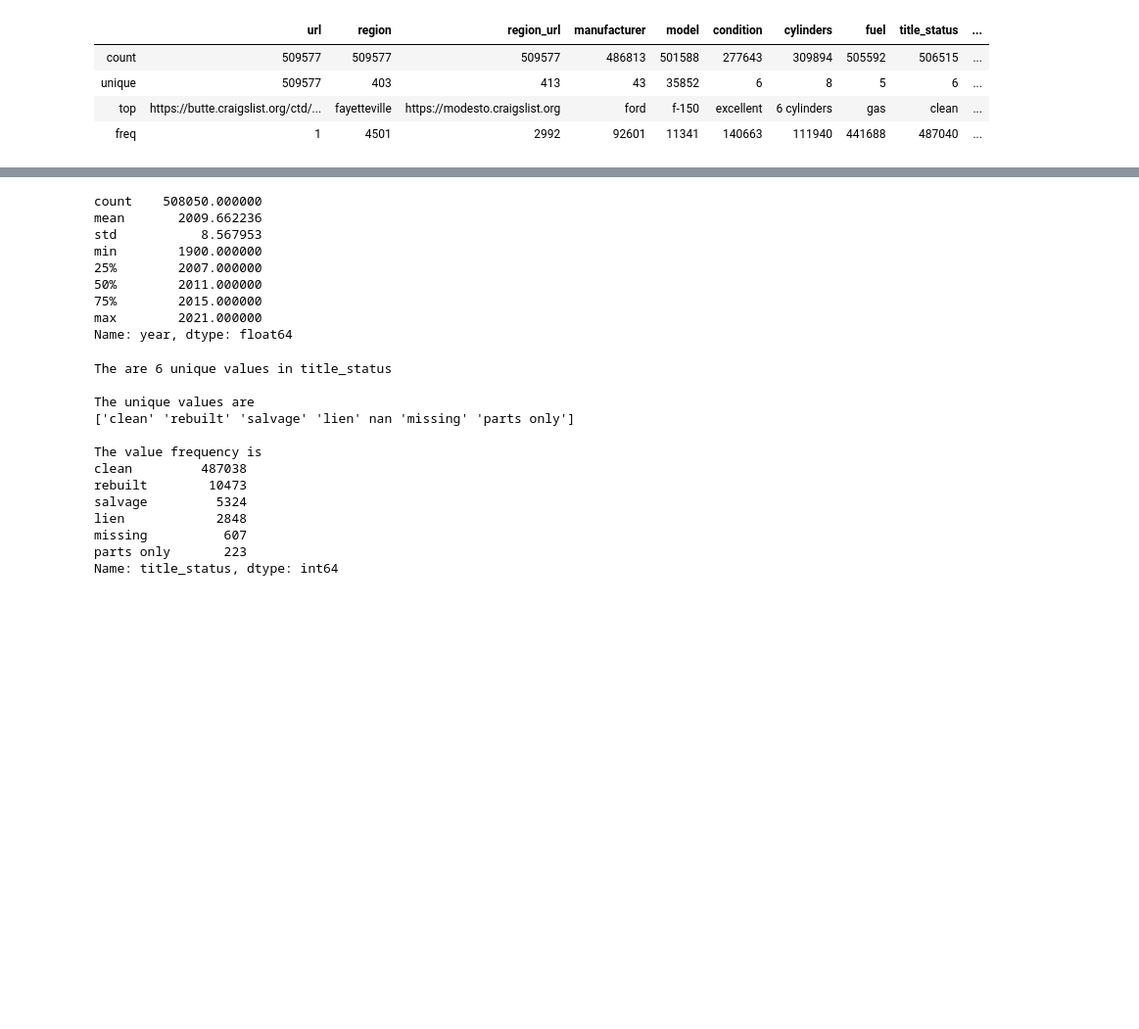
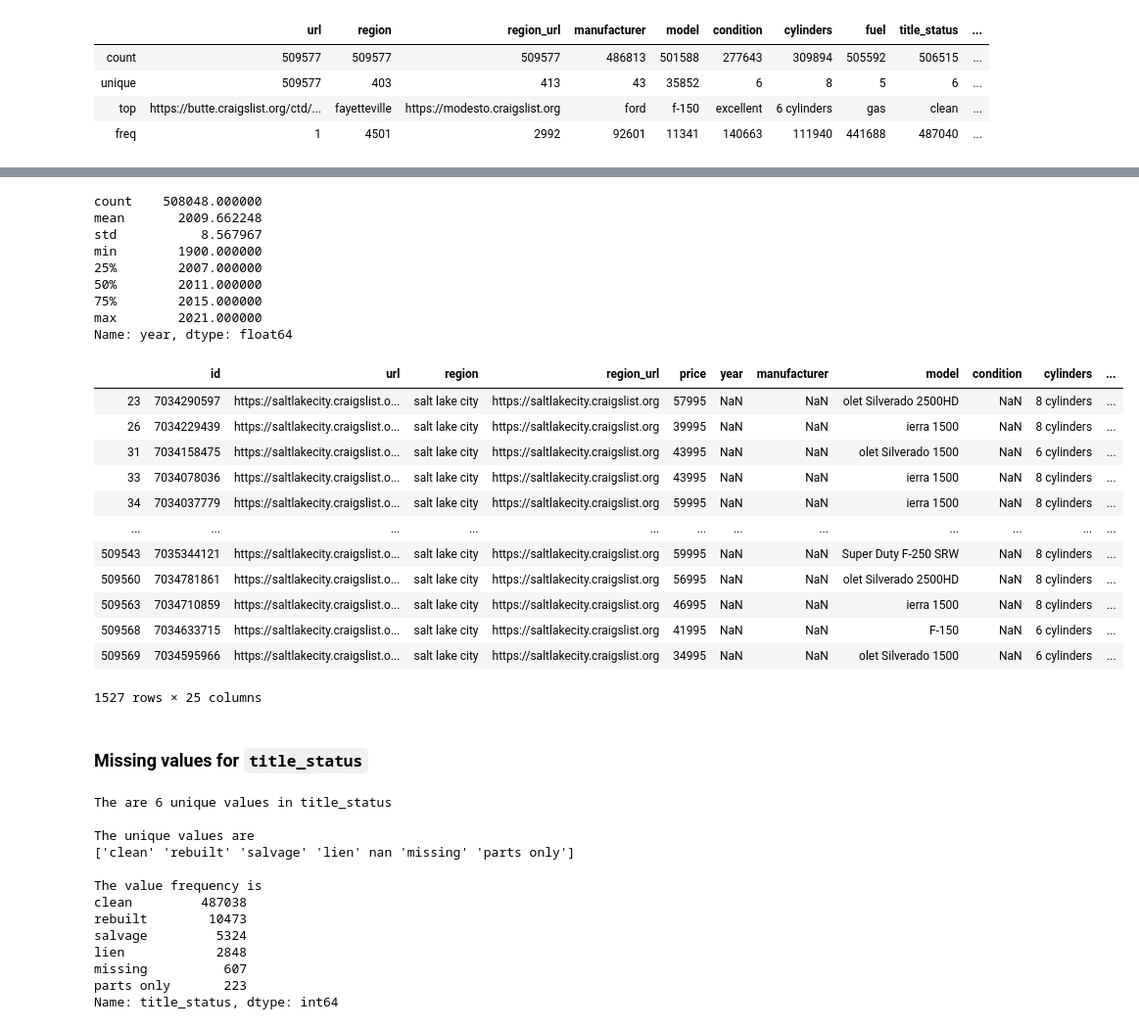
Before and after one commit to BenGriffith/data-science, a Jupyter notebook: capstone/supervised/used-cars.ipynb, the cells around one changed output, grey strips where cells are left out. Shown at 98% size. Drawn from its saved outputs; the diff is of its cells as text; code cells hidden in the pictures; blank space fills up the shorter version.

````diff
--- a/capstone/supervised/used-cars.ipynb
+++ b/capstone/supervised/used-cars.ipynb
@@ -131,6 +139,6 @@ dtype: float64
 # %%
-# Drop county
-cars = cars.drop(['county', 'vin'], axis=1)
+# Drop url, region_url, image_url
+cars = cars.drop(['url', 'region_url', 'image_url', 'county', 'vin'], axis=1)
 
 # Drop rows
-cars = cars.dropna(subset=['image_url', 'description'])
+cars = cars.dropna(subset=['description'])
@@ -143,18 +175,36 @@ def variable_details(column):
 # %%
 cars['year'].describe()
 # %% [output]
-count    508050.000000
-mean       2009.662236
-std           8.567953
+count    508048.000000
+mean       2009.662248
+std           8.567967
 min        1900.000000
 25%        2007.000000
 50%        2011.000000
 75%        2015.000000
 max        2021.000000
 Name: year, dtype: float64
+# %%
+cars[cars['year'].isnull()]
+# %% [output]
+|  | id | url | region | region_url | price | year | manufacturer | model | condition | cylinders | ... |
+| 23 | 7034290597 | https://saltlakecity.craigslist.o... | salt lake city | https://saltlakecity.craigslist.org | 57995 | NaN | NaN | olet Silverado 2500HD | NaN | 8 cylinders | ... |
+| 26 | 7034229439 | https://saltlakecity.craigslist.o... | salt lake city | https://saltlakecity.craigslist.org | 39995 | NaN | NaN | ierra 1500 | NaN | 8 cylinders | ... |
+| 31 | 7034158475 | https://saltlakecity.craigslist.o... | salt lake city | https://saltlakecity.craigslist.org | 43995 | NaN | NaN | olet Silverado 1500 | NaN | 6 cylinders | ... |
+| 33 | 7034078036 | https://saltlakecity.craigslist.o... | salt lake city | https://saltlakecity.craigslist.org | 43995 | NaN | NaN | ierra 1500 | NaN | 8 cylinders | ... |
+| 34 | 7034037779 | https://saltlakecity.craigslist.o... | salt lake city | https://saltlakecity.craigslist.org | 59995 | NaN | NaN | ierra 1500 | NaN | 8 cylinders | ... |
+| ... | ... | ... | ... | ... | ... | ... | ... | ... | ... | ... | ... |
+| 509543 | 7035344121 | https://saltlakecity.craigslist.o... | salt lake city | https://saltlakecity.craigslist.org | 59995 | NaN | NaN | Super Duty F-250 SRW | NaN | 8 cylinders | ... |
+| 509560 | 7034781861 | https://saltlakecity.craigslist.o... | salt lake city | https://saltlakecity.craigslist.org | 56995 | NaN | NaN | olet Silverado 2500HD | NaN | 8 cylinders | ... |
+| 509563 | 7034710859 | https://saltlakecity.craigslist.o... | salt lake city | https://saltlakecity.craigslist.org | 46995 | NaN | NaN | ierra 1500 | NaN | 8 cylinders | ... |
+| 509568 | 7034633715 | https://saltlakecity.craigslist.o... | salt lake city | https://saltlakecity.craigslist.org | 41995 | NaN | NaN | F-150 | NaN | 6 cylinders | ... |
+| 509569 | 7034595966 | https://saltlakecity.craigslist.o... | salt lake city | https://saltlakecity.craigslist.org | 34995 | NaN | NaN | olet Silverado 1500 | NaN | 6 cylinders | ... |
+1527 rows × 25 columns
 # %%
 # Populate missing values using mean
 cars['year'] = cars['year'].fillna(cars['year'].mean())
+# %% [markdown]
+### Missing values for ```title_status```
 # %%
 variable_details('title_status')
 # %% [output]
````
Also changed, not shown: parts of 51 cells of this notebook.
